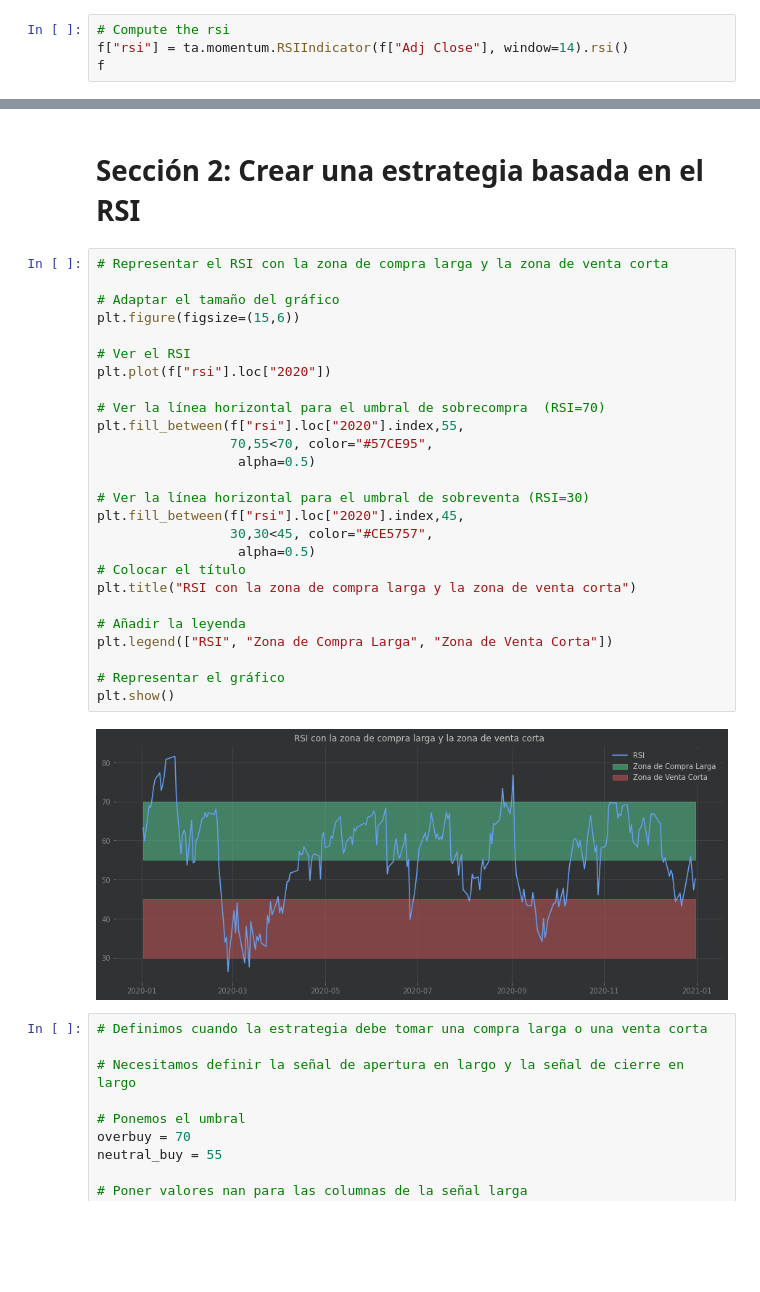
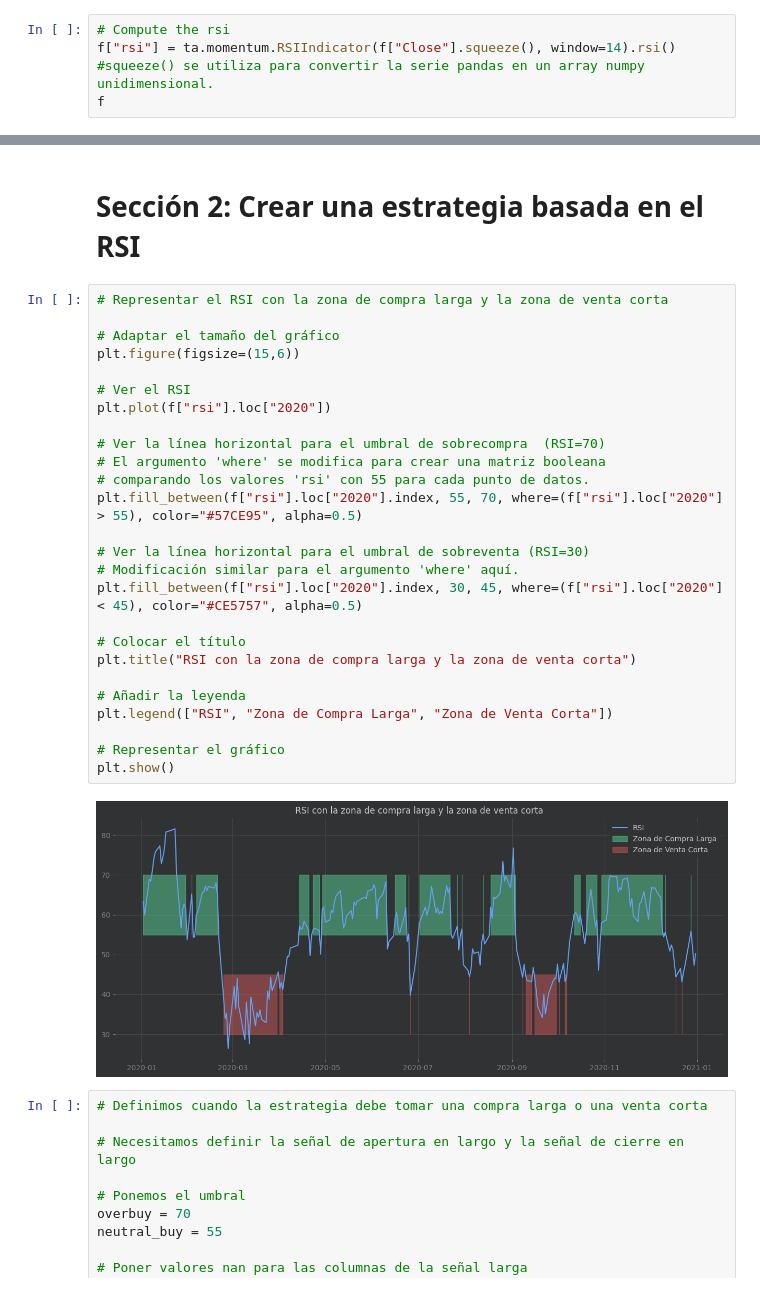
Before and after one commit to Pablo-app-developer/trading-algoritmico-analisis-tecnico, a Jupyter notebook: ES_TA_Capítulo_04_Estrategias_con_RSI.ipynb, the cells around one changed output, grey strips where cells are left out. Drawn from its saved outputs; the diff is of its cells as text; blank space fills up the shorter version.

```diff
--- a/ES_TA_Capítulo_04_Estrategias_con_RSI.ipynb
+++ b/ES_TA_Capítulo_04_Estrategias_con_RSI.ipynb
@@ -97,5 +117,6 @@ f = yf.download("GOOG")
 # %%
 # Compute the rsi
-f["rsi"] = ta.momentum.RSIIndicator(f["Adj Close"], window=14).rsi()
+f["rsi"] = ta.momentum.RSIIndicator(f["Close"].squeeze(), window=14).rsi()
+#squeeze() se utiliza para convertir la serie pandas en un array numpy unidimensional.
 f
 # %% [output]
@@ -143,31 +165,31 @@ plt.show()
 # %%
 # Representar el RSI con la zona de compra larga y la zona de venta corta
 
 # Adaptar el tamaño del gráfico
 plt.figure(figsize=(15,6))
 
 # Ver el RSI
 plt.plot(f["rsi"].loc["2020"])
 
 # Ver la línea horizontal para el umbral de sobrecompra  (RSI=70)
-plt.fill_between(f["rsi"].loc["2020"].index,55,
-                 70,55<70, color="#57CE95",
-                  alpha=0.5)
+# El argumento 'where' se modifica para crear una matriz booleana
+# comparando los valores 'rsi' con 55 para cada punto de datos.
+plt.fill_between(f["rsi"].loc["2020"].index, 55, 70, where=(f["rsi"].loc["2020"] > 55), color="#57CE95", alpha=0.5)
 
 # Ver la línea horizontal para el umbral de sobreventa (RSI=30)
-plt.fill_between(f["rsi"].loc["2020"].index,45,
-                 30,30<45, color="#CE5757",
-                  alpha=0.5)
+# Modificación similar para el argumento 'where' aquí.
+plt.fill_between(f["rsi"].loc["2020"].index, 30, 45, where=(f["rsi"].loc["2020"] < 45), color="#CE5757", alpha=0.5)
+
 # Colocar el título
 plt.title("RSI con la zona de compra larga y la zona de venta corta")
 
 # Añadir la leyenda
 plt.legend(["RSI", "Zona de Compra Larga", "Zona de Venta Corta"])
 
 # Representar el gráfico
 plt.show()
 # %% [output]
-[figure, old version]
+[figure, new version]
 # %%
 # Definimos cuando la estrategia debe tomar una compra larga o una venta corta
 
```
Also changed, not shown: parts of 9 cells of this notebook.
